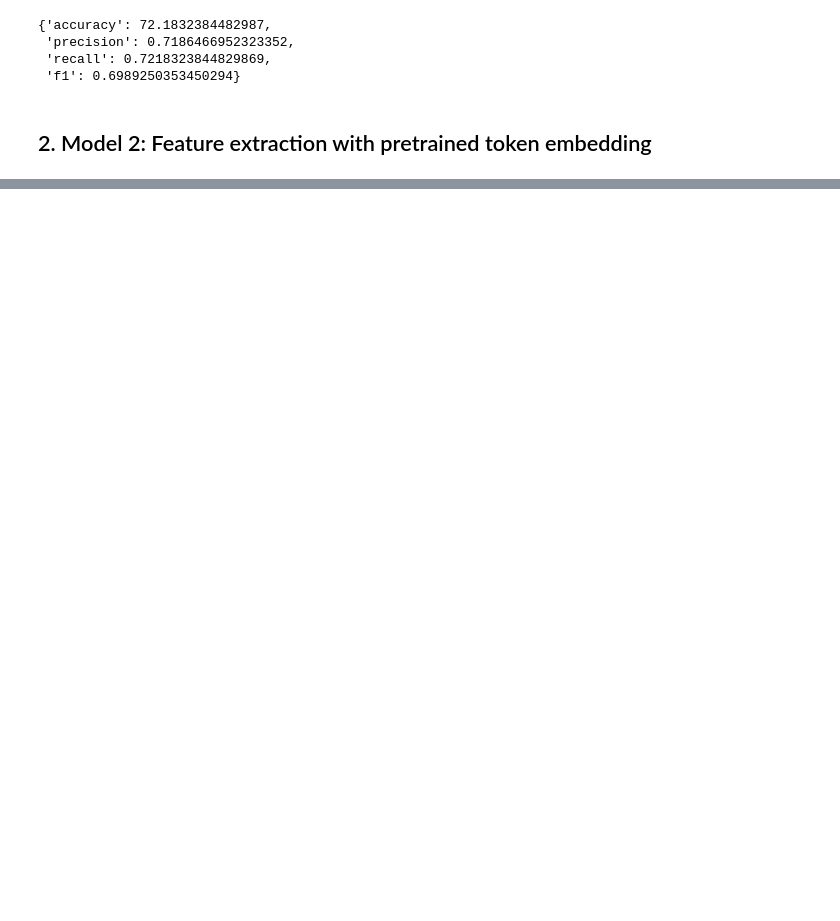
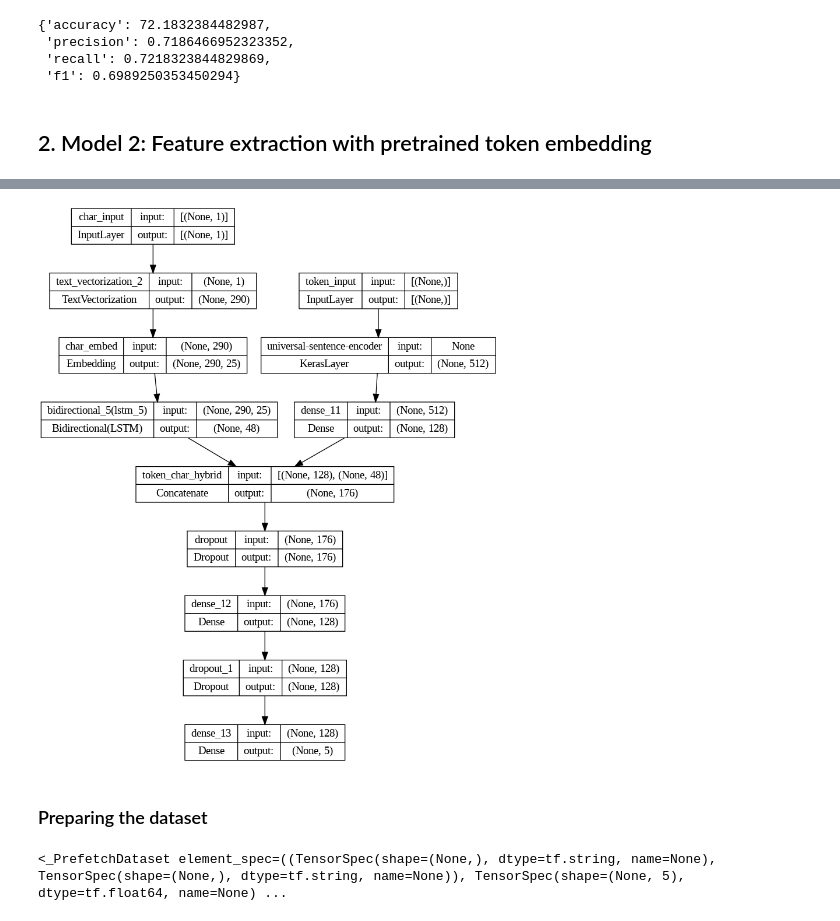
Before and after one commit to ucheokechukwu/courses, a Jupyter notebook: Tensorflow_For_DeepLearning/09_NLP_Project_SkimLit.ipynb, the cells around one changed output, grey strips where cells are left out. Saved outputs shown, nothing was run; the diff lists cells and outputs as text; code cells hidden in the pictures; blank space fills up the shorter version.

```diff
--- a/Tensorflow_For_DeepLearning/09_NLP_Project_SkimLit.ipynb
+++ b/Tensorflow_For_DeepLearning/09_NLP_Project_SkimLit.ipynb
@@ -640,0 +964,34 @@ model_1_results, baseline_results
+# %%
+# 1. set up token inputs
+token_inputs = layers.Input(shape=[], dtype = tf.string, name='token_input')
+token_embedddings = tfhub_embeddinglayer(token_inputs)
+token_output = layers.Dense(128, activation='relu')(token_embedddings)
+token_model = tf.keras.Model(inputs=token_inputs, outputs=token_output, name="token_submodel")
+
+# 2. set up char tokens
+char_inputs = layers.Input(shape=(1,), dtype = tf.string, name='char_input')
+char_vectors = char_vectorizer(char_inputs)
+char_embeddings = char_embed(char_vectors)
+char_bi_lstm = layers.Bidirectional(layers.LSTM(24))(char_embeddings)
+
+char_model = tf.keras.Model(inputs=char_inputs,
+                            outputs=char_bi_lstm,
+                            name="char_submodel")
+
+# 3. combine with concatenate
+token_char_concat = layers.Concatenate(name="token_char_hybrid")([token_model.output,
+                                              char_model.output])
+
+# 4. build a series of output layers on top of 3, adding Dropout
+combined_dropout = layers.Dropout(rate=0.5)(token_char_concat)
+combined_dense = layers.Dense(128, activation='relu')(combined_dropout)
+final_dropout = layers.Dropout(rate=0.5)(combined_dense)
+output_layer = layers.Dense(num_classes, activation='softmax')(final_dropout)
+
+# 5. construct model with char and token inputs
+model_4 = tf.keras.Model(inputs=[token_model.input, char_model.input],
+                         outputs=output_layer,
+                         name='model_4_token_and_char_embeddings')
+model_4.compile(loss='categorical_crossentropy',
+                optimizer="adam",
+                metrics='accuracy')
@@ -640,0 +1000,11 @@ model_1_results, baseline_results
+# %%
+plot_model(model_4,
+           show_shapes=True,
+           expand_nested = True,
+    # show_layer_activations=True,
+        #    show_trainable=True,
+           to_file="model_4_token_and_char_embeddings.png")
+# %% [output]
+[figure, added]
+# %% [markdown]
+### Preparing the dataset
@@ -640,0 +1021,4 @@ model_1_results, baseline_results
+# %%
+train_char_token_dataset
+# %% [output]
+<_PrefetchDataset element_spec=((TensorSpec(shape=(None,), dtype=tf.string, name=None), TensorSpec(shape=(None,), dtype=tf.string, name=None)), TensorSpec(shape=(None, 5), dtype=tf.float64, name=None) ...
```
Also changed, not shown: parts of 78 cells of this notebook.
